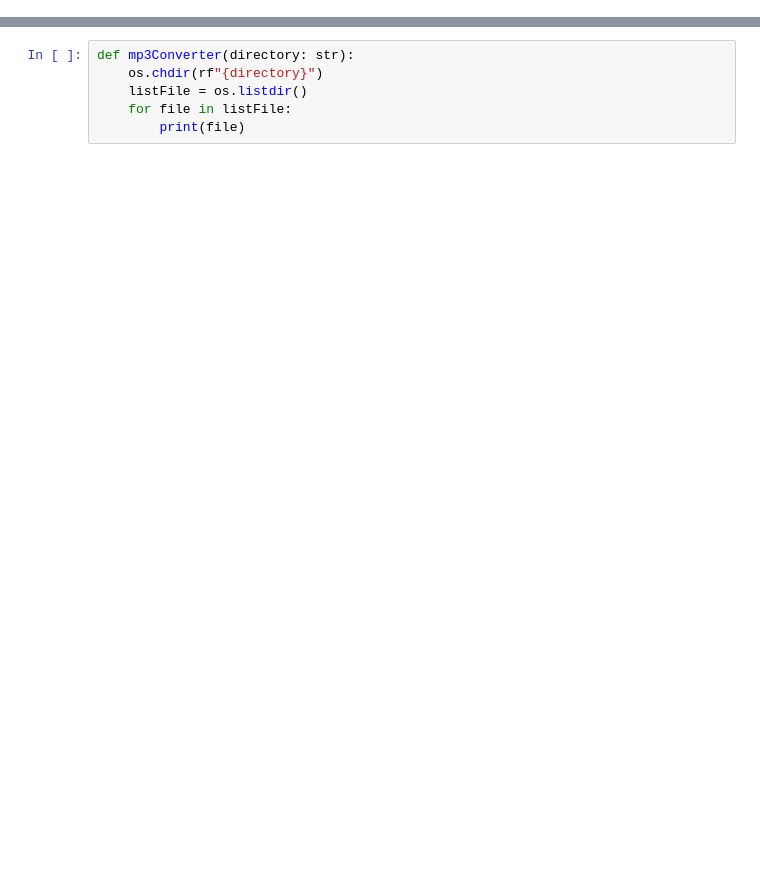
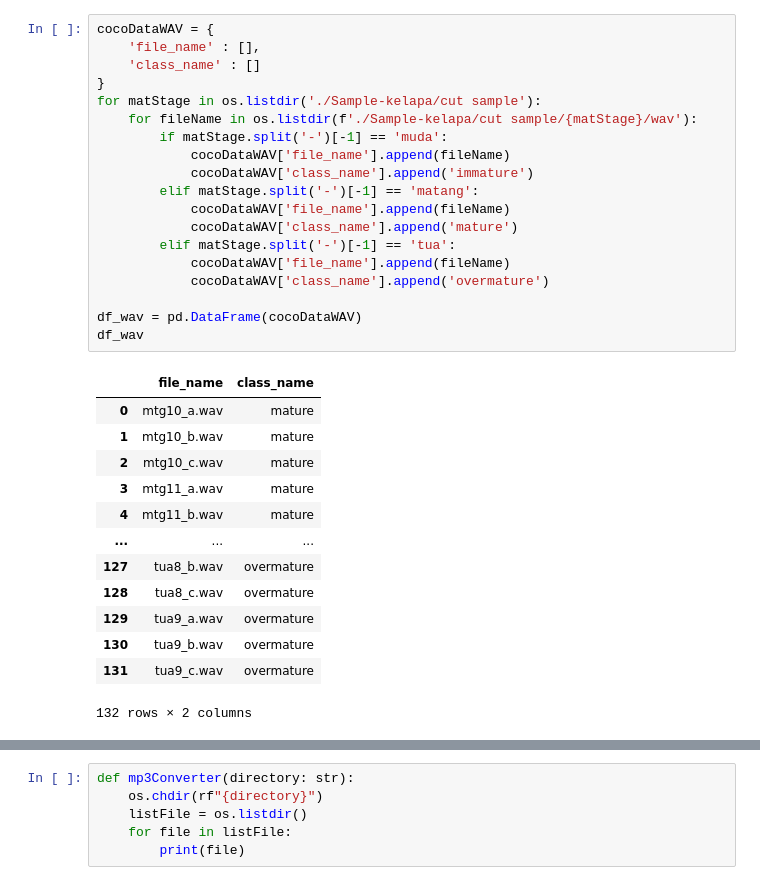
Before and after one commit to XisUndefined/coconut-maturity-classification, a Jupyter notebook: skripsi-dlu-gak-sih.ipynb, the cells around one changed output, grey strips where cells are left out. Cells and saved outputs as stored; diff of their text form; blank space fills up the shorter version.

```diff
--- a/skripsi-dlu-gak-sih.ipynb
+++ b/skripsi-dlu-gak-sih.ipynb
@@ -2,0 +150,33 @@ import os
+# %%
+cocoDataWAV = {
+    'file_name' : [],
+    'class_name' : []
+}
+for matStage in os.listdir('./Sample-kelapa/cut sample'):
+    for fileName in os.listdir(f'./Sample-kelapa/cut sample/{matStage}/wav'):
+        if matStage.split('-')[-1] == 'muda':
+            cocoDataWAV['file_name'].append(fileName)
+            cocoDataWAV['class_name'].append('immature')
+        elif matStage.split('-')[-1] == 'matang':
+            cocoDataWAV['file_name'].append(fileName)
+            cocoDataWAV['class_name'].append('mature')
+        elif matStage.split('-')[-1] == 'tua':
+            cocoDataWAV['file_name'].append(fileName)
+            cocoDataWAV['class_name'].append('overmature')
+
+df_wav = pd.DataFrame(cocoDataWAV)
+df_wav
+# %% [output]
+|  | file_name | class_name |
+| 0 | mtg10_a.wav | mature |
+| 1 | mtg10_b.wav | mature |
+| 2 | mtg10_c.wav | mature |
+| 3 | mtg11_a.wav | mature |
+| 4 | mtg11_b.wav | mature |
+| ... | ... | ... |
+| 127 | tua8_b.wav | overmature |
+| 128 | tua8_c.wav | overmature |
+| 129 | tua9_a.wav | overmature |
+| 130 | tua9_b.wav | overmature |
+| 131 | tua9_c.wav | overmature |
+132 rows × 2 columns
```
Also changed, not shown: parts of 24 cells of this notebook, 1 other file.
